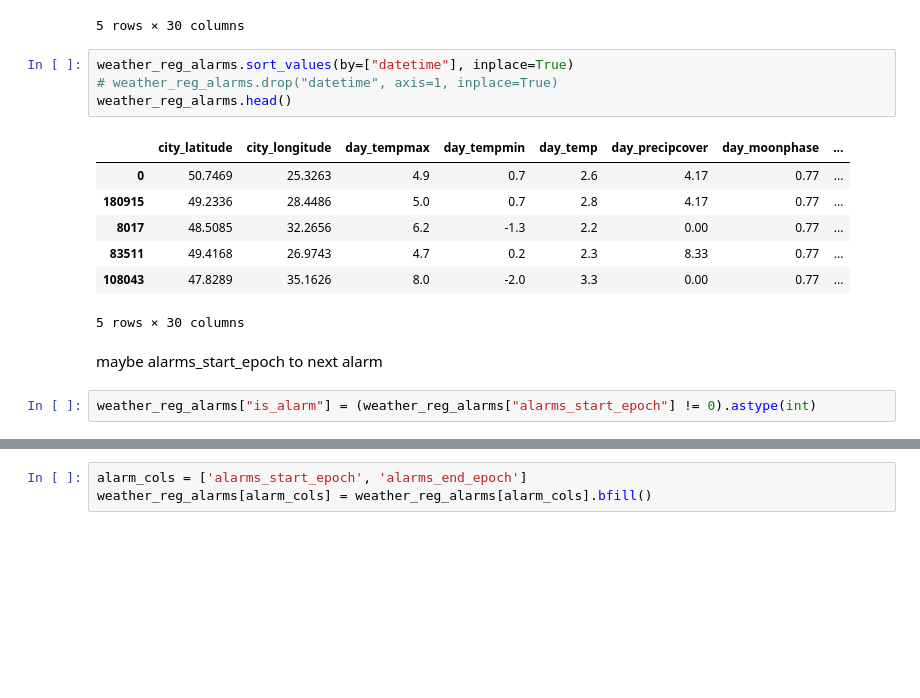
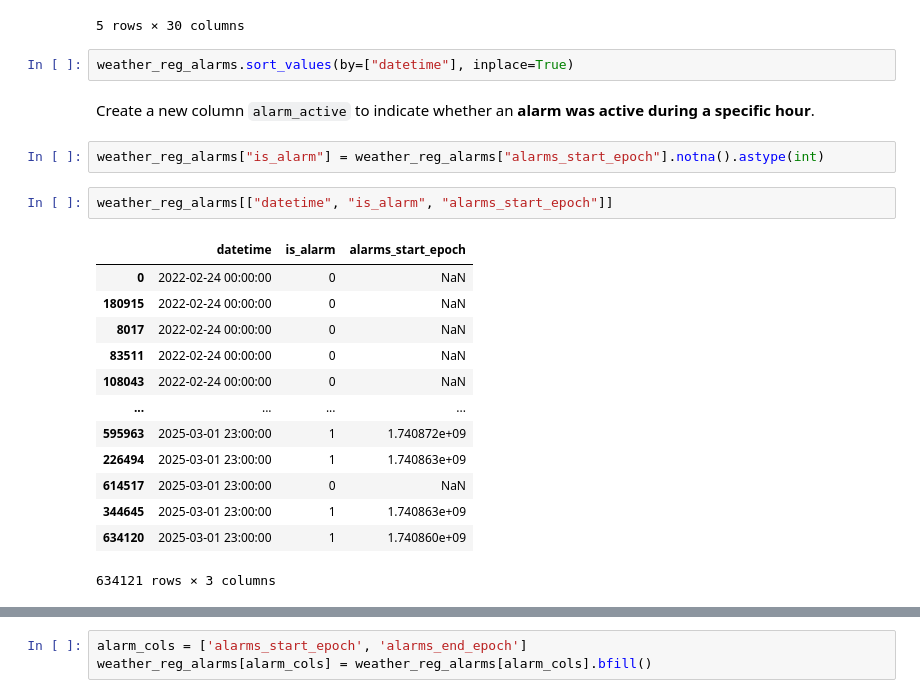
Before and after one commit to KonchakivskyiDanylo/PythonForDs, a Jupyter notebook: data_analysis/merge_datasets.ipynb, the cells around one changed output, grey strips where cells are left out. Drawn from its saved outputs; the diff is of its cells as text; blank space fills up the shorter version.

```diff
--- a/merge_datasets.ipynb
+++ b/data_analysis/merge_datasets.ipynb
@@ -181,17 +201,23 @@ weather_reg_alarms.head()
 5 rows × 30 columns
 # %%
 weather_reg_alarms.sort_values(by=["datetime"], inplace=True)
-# weather_reg_alarms.drop("datetime", axis=1, inplace=True)
-weather_reg_alarms.head()
-# %% [output]
-|  | city_latitude | city_longitude | day_tempmax | day_tempmin | day_temp | day_precipcover | day_moonphase | ... |
-| 0 | 50.7469 | 25.3263 | 4.9 | 0.7 | 2.6 | 4.17 | 0.77 | ... |
-| 180915 | 49.2336 | 28.4486 | 5.0 | 0.7 | 2.8 | 4.17 | 0.77 | ... |
-| 8017 | 48.5085 | 32.2656 | 6.2 | -1.3 | 2.2 | 0.00 | 0.77 | ... |
-| 83511 | 49.4168 | 26.9743 | 4.7 | 0.2 | 2.3 | 8.33 | 0.77 | ... |
-| 108043 | 47.8289 | 35.1626 | 8.0 | -2.0 | 3.3 | 0.00 | 0.77 | ... |
-5 rows × 30 columns
-# %% [markdown]
-maybe alarms_start_epoch to next alarm
+# %% [markdown]
+Create a new column `alarm_active` to indicate whether an **alarm was active during a specific hour**.
 # %%
-weather_reg_alarms["is_alarm"] = (weather_reg_alarms["alarms_start_epoch"] != 0).astype(int)
+weather_reg_alarms["is_alarm"] = weather_reg_alarms["alarms_start_epoch"].notna().astype(int)
+# %%
+weather_reg_alarms[["datetime", "is_alarm", "alarms_start_epoch"]]
+# %% [output]
+|  | datetime | is_alarm | alarms_start_epoch |
+| 0 | 2022-02-24 00:00:00 | 0 | NaN |
+| 180915 | 2022-02-24 00:00:00 | 0 | NaN |
+| 8017 | 2022-02-24 00:00:00 | 0 | NaN |
+| 83511 | 2022-02-24 00:00:00 | 0 | NaN |
+| 108043 | 2022-02-24 00:00:00 | 0 | NaN |
+| ... | ... | ... | ... |
+| 595963 | 2025-03-01 23:00:00 | 1 | 1.740872e+09 |
+| 226494 | 2025-03-01 23:00:00 | 1 | 1.740863e+09 |
+| 614517 | 2025-03-01 23:00:00 | 0 | NaN |
+| 344645 | 2025-03-01 23:00:00 | 1 | 1.740863e+09 |
+| 634120 | 2025-03-01 23:00:00 | 1 | 1.740860e+09 |
+634121 rows × 3 columns
```
Also changed, not shown: parts of 31 cells of this notebook.
